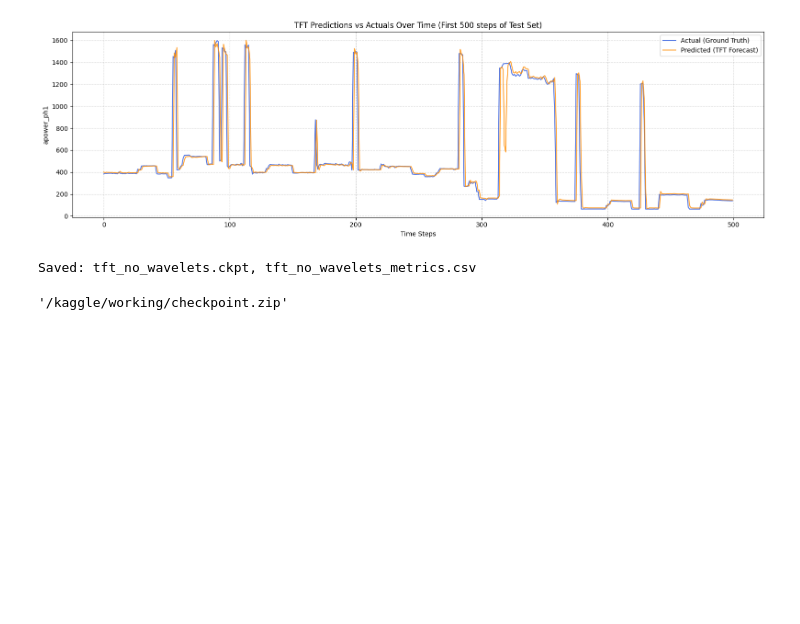
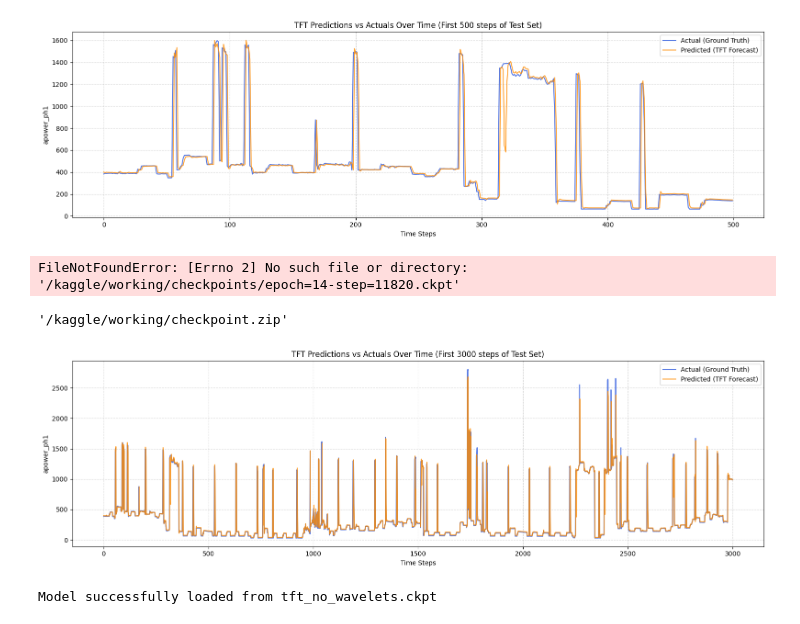
Before and after one commit to aditip149209/Data-Analytics-IT350-Team-23, a Jupyter notebook: TFT Notebooks/Non-Wavelet Version/tft-notebook-non-wavelet-design.ipynb, the cells around one changed output. Cells and saved outputs as stored; diff of their text form; code cells hidden in the pictures; blank space fills up the shorter version.

```diff
--- a/TFT Notebooks/Non-Wavelet Version/tft-notebook-non-wavelet-design.ipynb
+++ b/TFT Notebooks/Non-Wavelet Version/tft-notebook-non-wavelet-design.ipynb
@@ -84,7 +84,7 @@ Seed set to 42
 <torch._C.Generator at 0x...>
 # %%
 # Load data and reproduce the earlier notebook cleanup pipeline.
-df = pd.read_csv("/kaggle/input/datasets/rahulsarav/total-consumption-data/total_consumption_data.csv")
+df = pd.read_csv("../../total_consumption_data.csv")
 df.columns = [c.strip() for c in df.columns]
 
 if np.issubdtype(df["datetime"].dtype, np.number):
@@ -447,10 +447,42 @@ shutil.copy(best_ckpt, "tft_no_wavelets.ckpt")
 metrics_df.to_csv("tft_no_wavelets_metrics.csv", index=True)
 print("Saved: tft_no_wavelets.ckpt, tft_no_wavelets_metrics.csv")
 # %% [output]
-Saved: tft_no_wavelets.ckpt, tft_no_wavelets_metrics.csv
+FileNotFoundError: [Errno 2] No such file or directory: '/kaggle/working/checkpoints/epoch=14-step=11820.ckpt'
 # %%
 import shutil
 
 shutil.make_archive("/kaggle/working/checkpoint", 'zip', "/kaggle/working/checkpoints")
 # %% [output]
 '/kaggle/working/checkpoint.zip'
+# %%
+# Plot continuous actual vs predicted series over a specific time frame
+time_frame = 3000  # Number of initial test time steps to plot (e.g., first few days/weeks of the first meter)
+
+plt.figure(figsize=(16, 5))
+plt.plot(test_true[:time_frame], label="Actual (Ground Truth)", color="royalblue", alpha=0.9, lw=1.5)
+plt.plot(test_pred[:time_frame], label="Predicted (TFT Forecast)", color="darkorange", alpha=0.8, lw=1.5)
+
+plt.xlabel("Time Steps")
+plt.ylabel("apower_ph1")
+plt.title(f"TFT Predictions vs Actuals Over Time (First {time_frame} steps of Test Set)")
+plt.legend(loc="upper right")
+plt.grid(True, linestyle="--", alpha=0.5)
+plt.tight_layout()
+plt.show()
+# %% [output]
+[figure, added]
+# %%
+# To load the trained model without retraining, you can load it directly from the saved checkpoint
+# Note: You STILL need to run the cells above that load the data and create the `training`, `val_loader`, and `test_loader` objects.
+
+from pytorch_forecasting import TemporalFusionTransformer
+
+checkpoint_path = "tft_no_wavelets.ckpt" # or specify the exact path like "epoch=14-step=11820.ckpt"
+
+try:
+    best_tft = TemporalFusionTransformer.load_from_checkpoint(checkpoint_path)
+    print(f"Model successfully loaded from {checkpoint_path}")
+except FileNotFoundError:
+    print(f"Checkpoint not found at {checkpoint_path}. Please ensure the file exists in your current directory.")
+# %% [output]
+Model successfully loaded from tft_no_wavelets.ckpt
```
Also changed, not shown: parts of 2 cells of this notebook, 14 other files.
